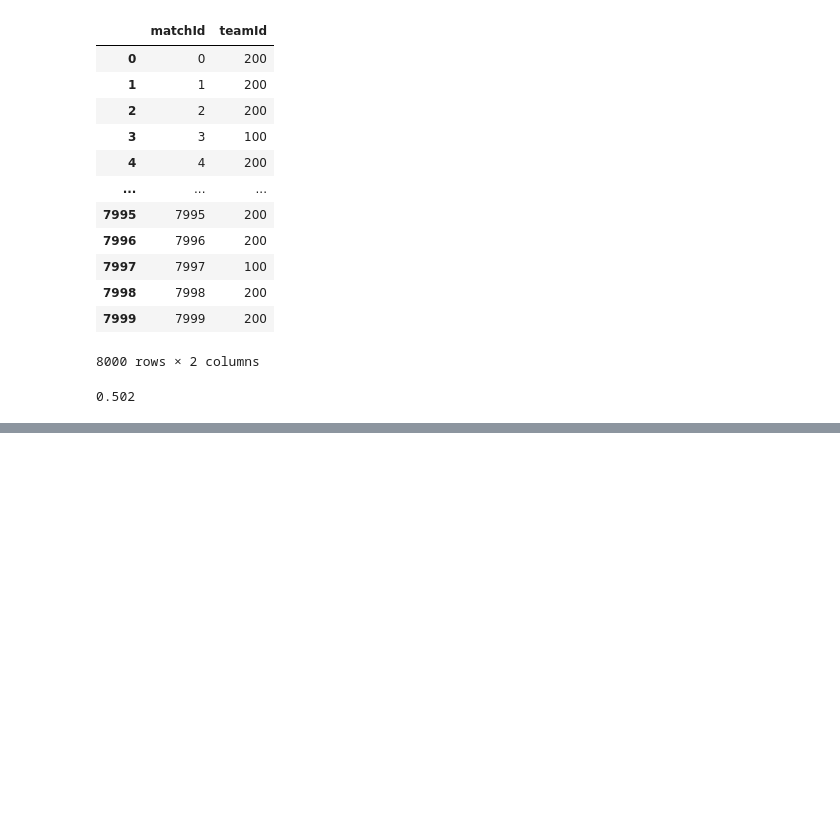
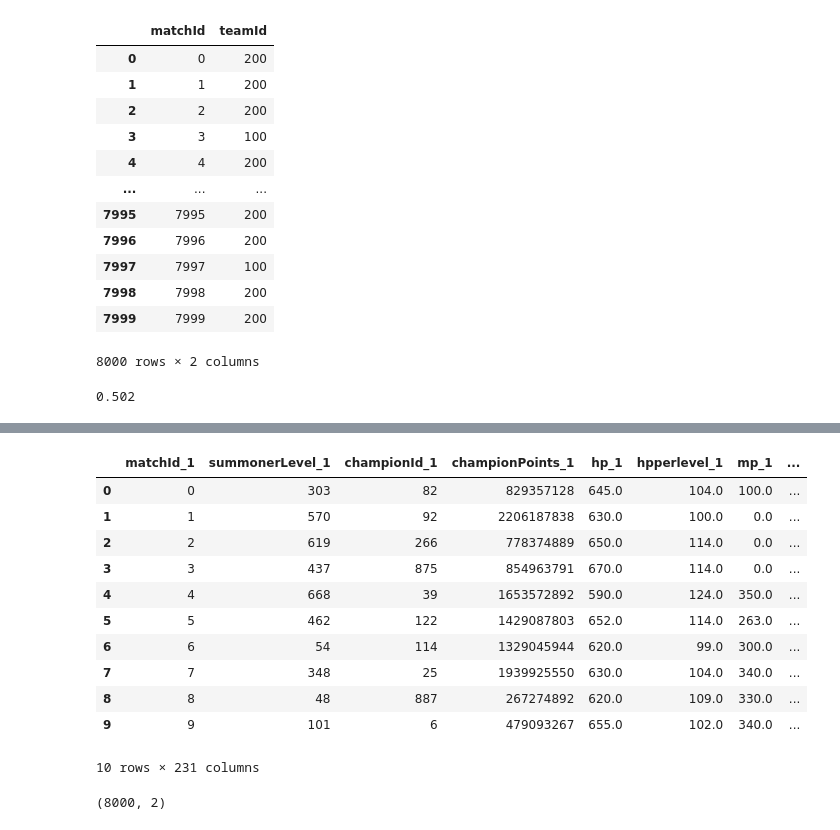
Before and after one commit to nss-data-science-cohort-6/kaggle_lol-elden-ring, a Jupyter notebook: notebooks/Sample_Submission.ipynb, the cells around one changed output, grey strips where cells are left out. Drawn from its saved outputs; the diff is of its cells as text; code cells hidden in the pictures; blank space fills up the shorter version.

```diff
--- a/notebooks/Sample_Submission.ipynb
+++ b/notebooks/Sample_Submission.ipynb
@@ -433,0 +591,42 @@ accuracy_score(
+# %%
+data_x=pd.concat([data[data['participantId']==1].reset_index(drop=True).drop(columns = ['teamId', 'participantId']).rename(columns=lambda X: X+"_1"),
+           data[data['participantId']==2].reset_index(drop=True).drop(columns = ['matchId',
+                                                                             'teamId', 'participantId']).rename(columns=lambda X: X+"_2"),
+           data[data['participantId']==3].reset_index(drop=True).drop(columns = ['matchId',
+                                                                             'teamId', 'participantId']).rename(columns=lambda X: X+"_3"),
+          data[data['participantId']==4].reset_index(drop=True).drop(columns = ['matchId',
+                                                                             'teamId', 'participantId']).rename(columns=lambda X: X+"_4"),
+          data[data['participantId']==5].reset_index(drop=True).drop(columns = ['matchId',
+                                                                             'teamId', 'participantId']).rename(columns=lambda X: X+"_5"),
+          data[data['participantId']==6].reset_index(drop=True).drop(columns = ['matchId',
+                                                                             'teamId', 'participantId']).rename(columns=lambda X: X+"_6"),
+          data[data['participantId']==7].reset_index(drop=True).drop(columns = ['matchId',
+                                                                             'teamId', 'participantId']).rename(columns=lambda X: X+"_7"),
+          data[data['participantId']==8].reset_index(drop=True).drop(columns = ['matchId',
+                                                                             'teamId', 'participantId']).rename(columns=lambda X: X+"_8"),
+          data[data['participantId']==9].reset_index(drop=True).drop(columns = ['matchId',
+                                                                             'teamId', 'participantId']).rename(columns=lambda X: X+"_9"),
+          data[data['participantId']==10].reset_index(drop=True).drop(columns = ['matchId',
+                                                                             'teamId', 'participantId']).rename(columns=lambda X: X+"_10")],
+          axis=1)
+data_x.shape #8000, 240
+# data_x.columns.to_list()
+data_x.head(10)
+# %% [output]
+|  | matchId_1 | summonerLevel_1 | championId_1 | championPoints_1 | hp_1 | hpperlevel_1 | mp_1 | ... |
+| 0 | 0 | 303 | 82 | 829357128 | 645.0 | 104.0 | 100.0 | ... |
+| 1 | 1 | 570 | 92 | 2206187838 | 630.0 | 100.0 | 0.0 | ... |
+| 2 | 2 | 619 | 266 | 778374889 | 650.0 | 114.0 | 0.0 | ... |
+| 3 | 3 | 437 | 875 | 854963791 | 670.0 | 114.0 | 0.0 | ... |
+| 4 | 4 | 668 | 39 | 1653572892 | 590.0 | 124.0 | 350.0 | ... |
+| 5 | 5 | 462 | 122 | 1429087803 | 652.0 | 114.0 | 263.0 | ... |
+| 6 | 6 | 54 | 114 | 1329045944 | 620.0 | 99.0 | 300.0 | ... |
+| 7 | 7 | 348 | 25 | 1939925550 | 630.0 | 104.0 | 340.0 | ... |
+| 8 | 8 | 48 | 887 | 267274892 | 620.0 | 109.0 | 330.0 | ... |
+| 9 | 9 | 101 | 6 | 479093267 | 655.0 | 102.0 | 340.0 | ... |
+10 rows × 231 columns
+# %%
+y_train.head(5)
+y_train.shape
+# %% [output]
+(8000, 2)
```
Also changed, not shown: parts of 21 cells of this notebook.
